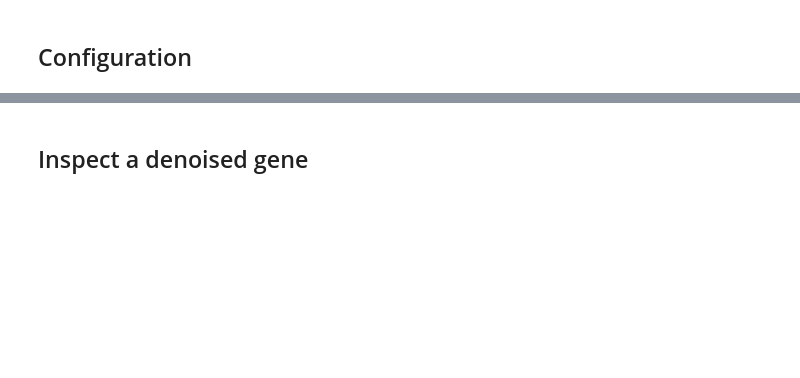
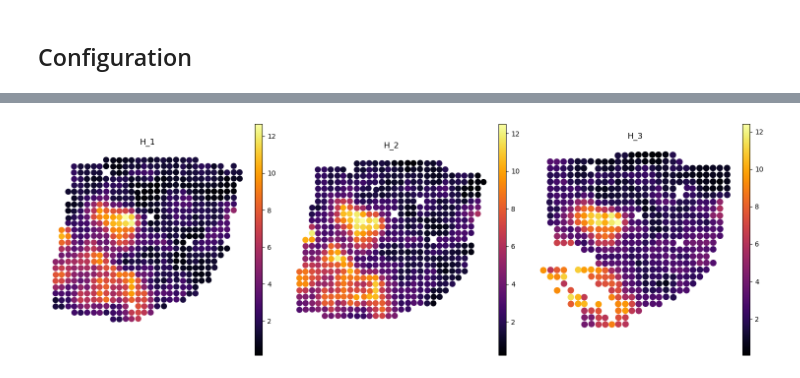
Before and after one commit to xy-geng/SpaDiff, a Jupyter notebook: docs/source/tutorial/03_BreastCancer/3-breastcancer.ipynb, the cells around one changed output, grey strips where cells are left out. Cells and saved outputs as stored; diff of their text form; code cells hidden in the pictures; blank space fills up the shorter version.

```diff
--- a/docs/source/tutorial/03_BreastCancer/3-breastcancer.ipynb
+++ b/docs/source/tutorial/03_BreastCancer/3-breastcancer.ipynb
@@ -129,2 +150,0 @@ sc.pl.umap(
-# %% [markdown]
-## Inspect a denoised gene
@@ -152,0 +151,27 @@ sc.pl.spatial(
+# %%
+gene = "CD24"
+layer = "spadiff_denoised"
+
+fig, axes = plt.subplots( 1, len(SLICE_ORDER), figsize=(5 * len(SLICE_ORDER), 5))
+
+for ax, sample in zip(axes, SLICE_ORDER):
+
+    adata_slice = adata[adata.obs["batch_name"].astype(str) == str(sample)].copy()
+
+    sc.pl.spatial(
+        adata_slice,
+        color=gene,
+        layer=layer,
+        spot_size=280,
+        color_map="inferno",
+        legend_loc=None,
+        frameon=False,
+        title=str(sample),
+        ax=ax,
+        show=False,
+    )
+
+plt.tight_layout()
+plt.show()
+# %% [output]
+[figure, added]
```
Also changed, not shown: parts of 19 cells of this notebook, 9 other files.
